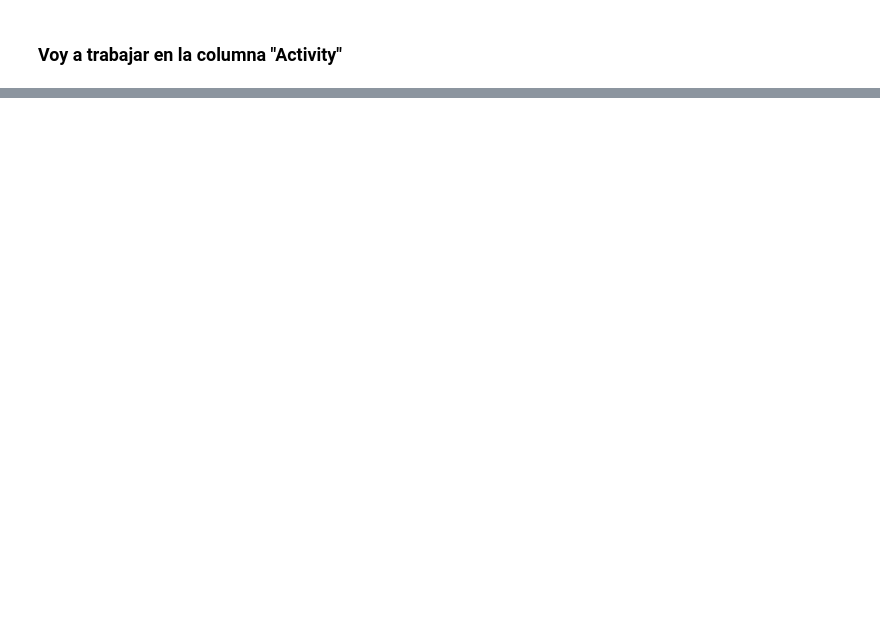
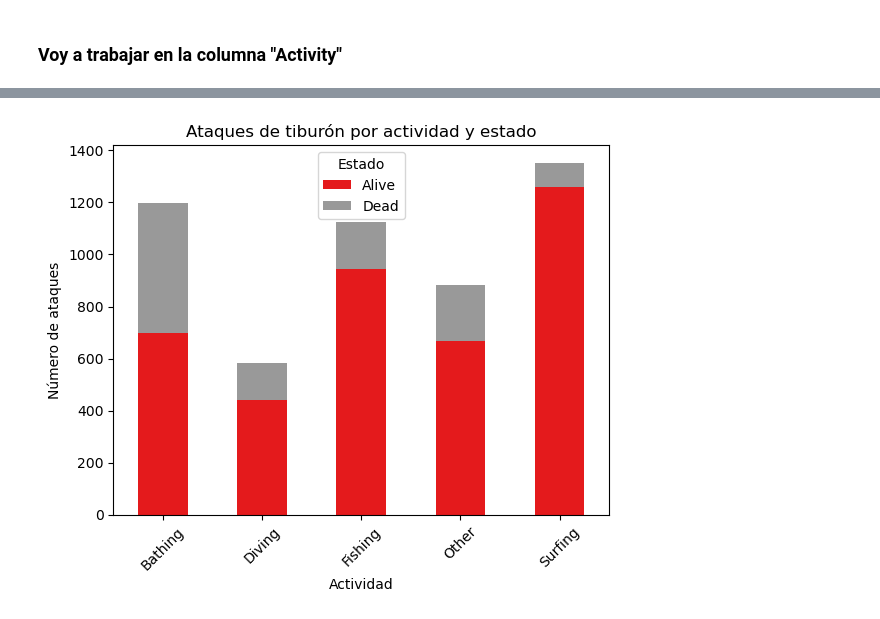
Before and after one commit to charlieciordia/-w2-pandas-Carlos-Ciordia, a Jupyter notebook: notebook/main.ipynb, the cells around one changed output, grey strips where cells are left out. Drawn from its saved outputs; the diff is of its cells as text; code cells hidden in the pictures; blank space fills up the shorter version.

```diff
--- a/notebook/main.ipynb
+++ b/notebook/main.ipynb
@@ -263,0 +422,6 @@ extract_fishing = lambda s: "Fishing" if "fishing" in s.lower() else s
+# %%
+shark["Dead or alive"] = shark["Dead or alive"].fillna("UNKNOWN")
+# %%
+filas_unknown = shark[shark["Dead or alive"] == "UNKNOWN"]
+# %%
+shark.drop(index=filas_unknown.index, inplace = True)
@@ -263,0 +517,24 @@ extract_fishing = lambda s: "Fishing" if "fishing" in s.lower() else s
+# %%
+# Primero, necesitas calcular las 5 actividades más comunes.
+top_activities = shark["Activity_clean"].value_counts().nlargest(5).index
+
+# Filtra el DataFrame para incluir solo las filas con las 5 actividades más comunes.
+shark_filtered = shark[shark["Activity_clean"].isin(top_activities)]
+
+# Ahora, agrupa los datos por 'activity' y 'dead or alive' y cuenta las ocurrencias.
+data = shark_filtered.groupby(["Activity_clean", 'Dead or alive']).size().unstack()
+
+# Crea un gráfico de barras apilado.
+ax = data.plot(kind='bar', stacked=True, colormap='Set1')
+
+# Personaliza el gráfico.
+plt.title('Ataques de tiburón por actividad y estado')
+plt.xlabel('Actividad')
+plt.ylabel('Número de ataques')
+plt.legend(title='Estado', labels=['Alive', 'Dead'])
+plt.xticks(rotation=45)  # Rota las etiquetas del eje x para una mejor legibilidad.
+
+# Muestra el gráfico.
+plt.show()
+# %% [output]
+[figure, added]
```
Also changed, not shown: parts of 64 cells of this notebook.
